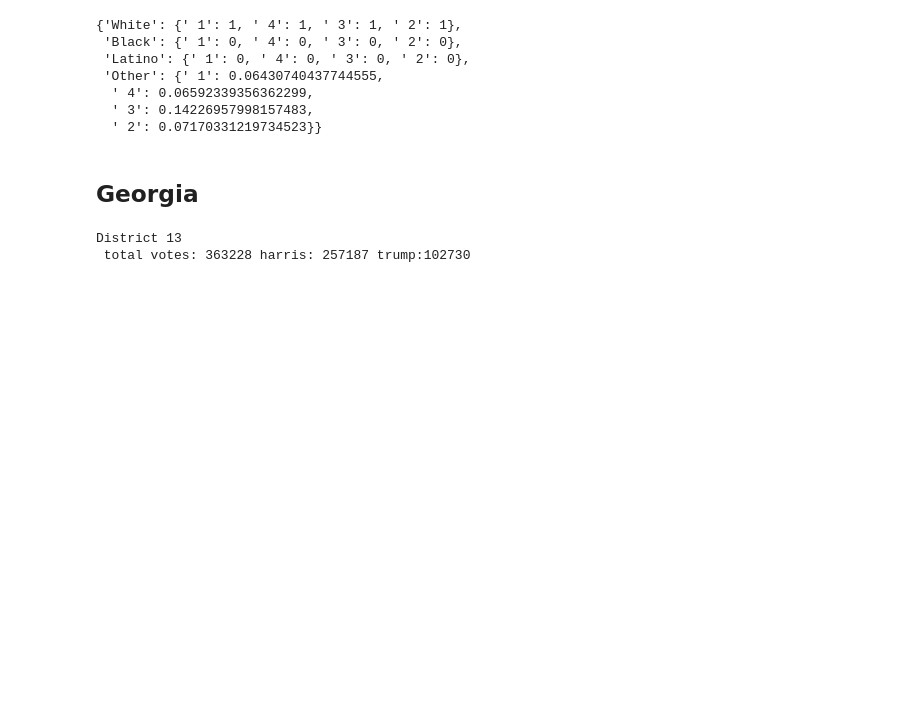
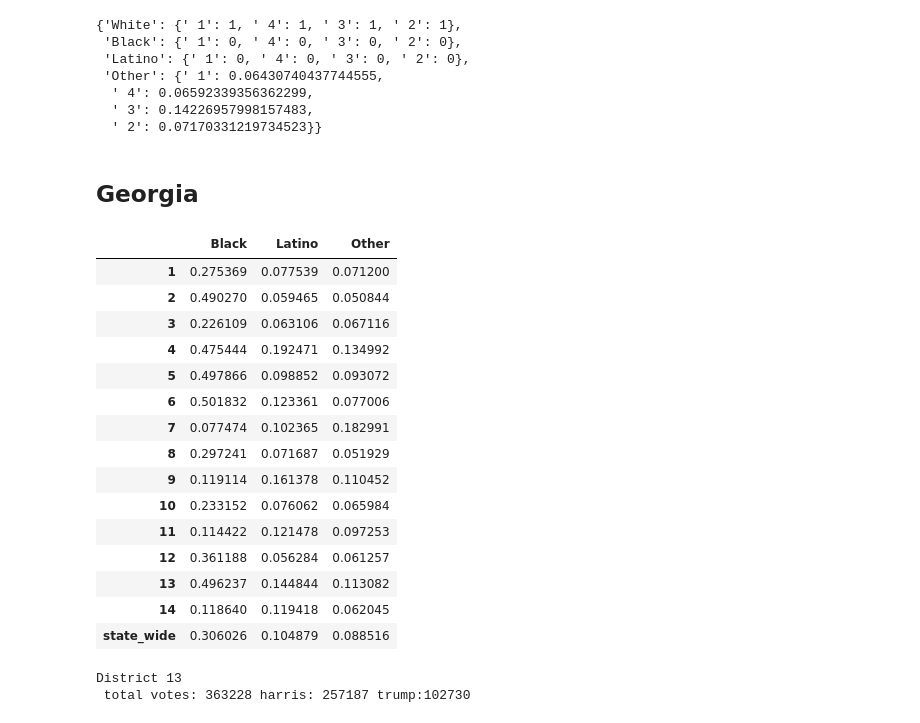
Before and after one commit to CSE416-Rockies/Rockies-VRA-Repeal-Analysis, a Jupyter notebook: preprocessing/enacted_effective_districts_and_scores.ipynb, the cells around one changed output. Saved outputs shown, nothing was run; the diff lists cells and outputs as text; code cells hidden in the pictures; blank space fills up the shorter version.

Commit message:
impact threshold table data for plans

```diff
--- a/preprocessing/enacted_effective_districts_and_scores.ipynb
+++ b/preprocessing/enacted_effective_districts_and_scores.ipynb
@@ -152,4 +156,24 @@ ga_initial_partition = Partition(
 # %%
 ga_preferred_candidates = pd.read_csv("output/Georgia/ga_preferred_candidates.csv")
 ga_preferred_candidates = ga_preferred_candidates.set_index("District").to_dict(orient="index")
+ga_cvap = pd.read_json('output/Georgia/ga_cvap_proportion.json')
+# %%
+ga_cvap
+# %% [output]
+|  | Black | Latino | Other |
+| 1 | 0.275369 | 0.077539 | 0.071200 |
+| 2 | 0.490270 | 0.059465 | 0.050844 |
+| 3 | 0.226109 | 0.063106 | 0.067116 |
+| 4 | 0.475444 | 0.192471 | 0.134992 |
+| 5 | 0.497866 | 0.098852 | 0.093072 |
+| 6 | 0.501832 | 0.123361 | 0.077006 |
+| 7 | 0.077474 | 0.102365 | 0.182991 |
+| 8 | 0.297241 | 0.071687 | 0.051929 |
+| 9 | 0.119114 | 0.161378 | 0.110452 |
+| 10 | 0.233152 | 0.076062 | 0.065984 |
+| 11 | 0.114422 | 0.121478 | 0.097253 |
+| 12 | 0.361188 | 0.056284 | 0.061257 |
+| 13 | 0.496237 | 0.144844 | 0.113082 |
+| 14 | 0.118640 | 0.119418 | 0.062045 |
+| state_wide | 0.306026 | 0.104879 | 0.088516 |
 # %%
```
Also changed, not shown: parts of 6 cells of this notebook, 5 other files.
